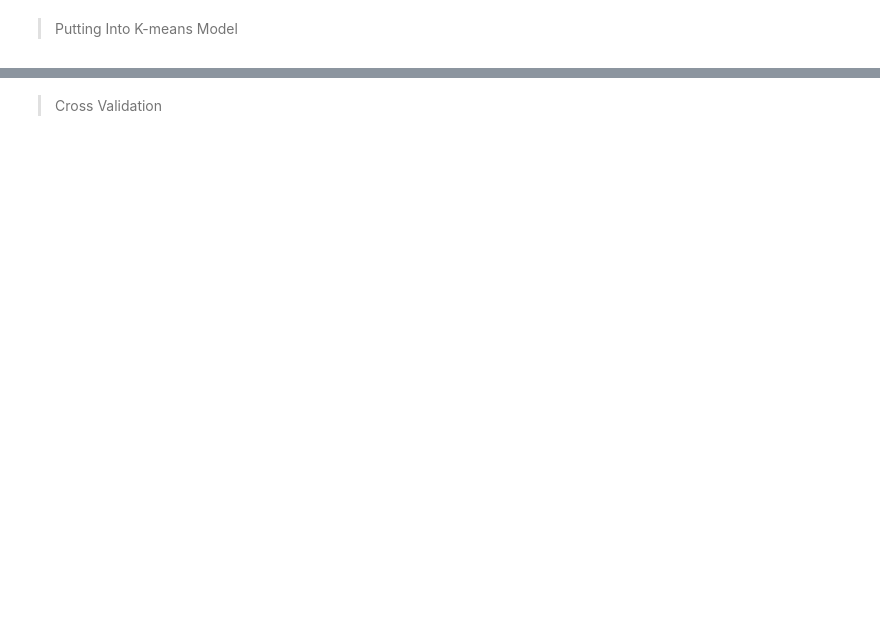
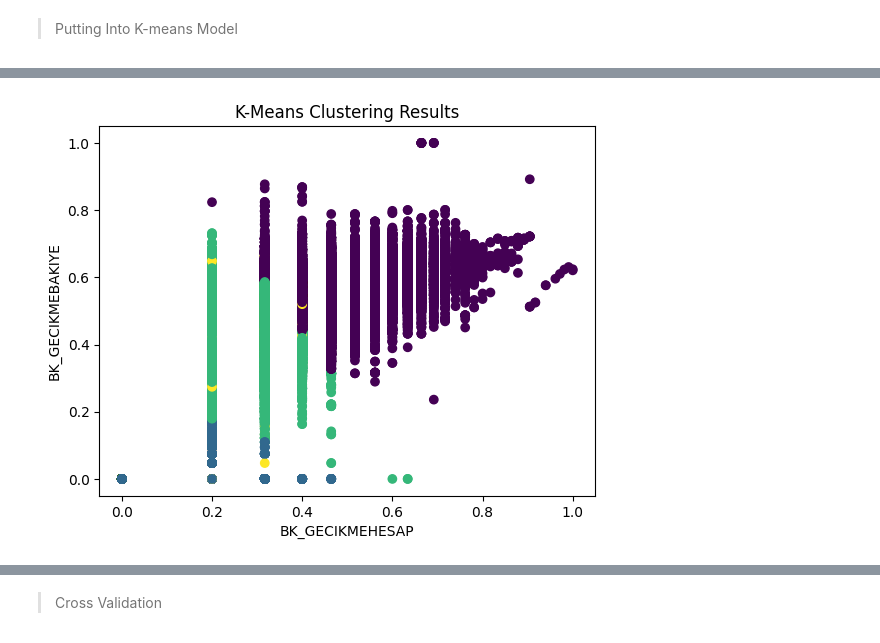
Before and after one commit to EmirhanServeren/factoring-customer-segmentation, a Jupyter notebook: segmentation.ipynb, the cells around one changed output, grey strips where cells are left out. Drawn from its saved outputs; the diff is of its cells as text; code cells hidden in the pictures; blank space fills up the shorter version.

```diff
--- a/segmentation.ipynb
+++ b/segmentation.ipynb
@@ -957,8 +956,8 @@ generate_elbow_plot(clusters_centers, k_values)
 # %%
 from sklearn.cluster import KMeans
 # %%
-g_kmeans = KMeans(n_clusters=4)                             # initialize the k-means model by using the optimal number of clusters found in the elbow method
-g_kmeans.fit(bk_clustering_df[feature_columns_g_Type])     # fit the k-means model to the training data
+g_kmeans = KMeans(n_clusters=4)       # initialize the k-means model by using the optimal number of clusters found in the elbow method
+g_kmeans.fit(scaled_gType_data)                                                           # fit the k-means model to the training data
 
-bk_clustering_df['cluster_labels'] = g_kmeans.labels_      # assign cluster labels to the original DataFrame
+scaled_gType_data['cluster_labels'] = g_kmeans.labels_      # assign cluster labels to the original DataFrame
 # %%
@@ -980,0 +977,9 @@ bk_clustering_df.head(20)
+# %%
+scatter=plt.scatter(scaled_gType_data['BK_GECIKMEHESAP'], scaled_gType_data['BK_GECIKMEBAKIYE'], c=scaled_gType_data['cluster_labels'])
+
+plt.xlabel('BK_GECIKMEHESAP')
+plt.ylabel('BK_GECIKMEBAKIYE')
+plt.title('K-Means Clustering Results')
+plt.show()
+# %% [output]
+[figure, added]
```
Also changed, not shown: parts of 7 cells of this notebook.
